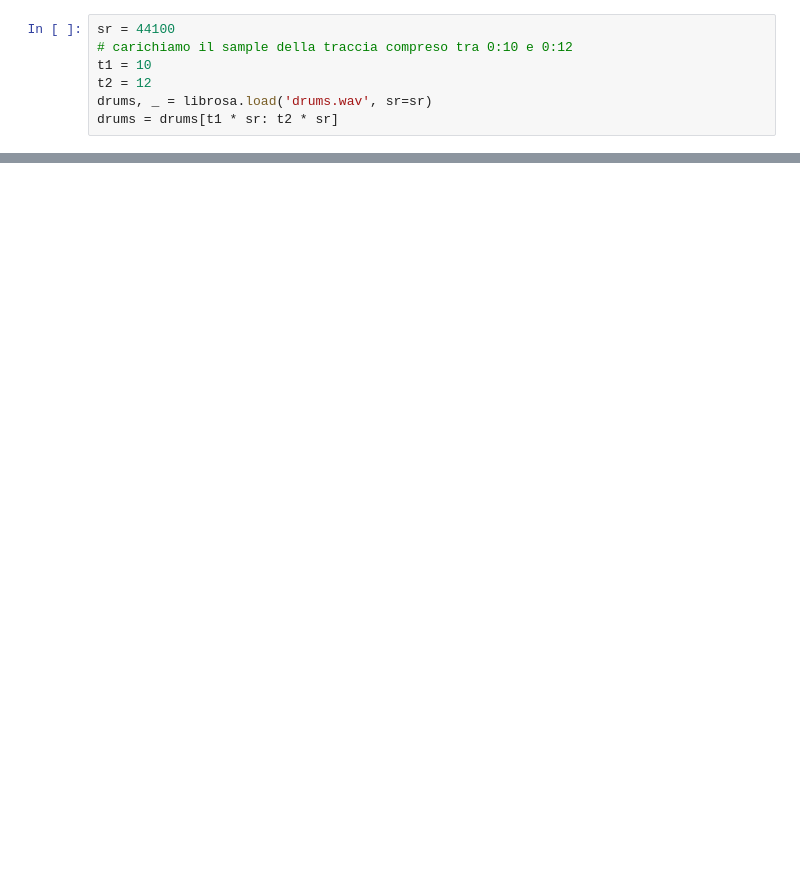
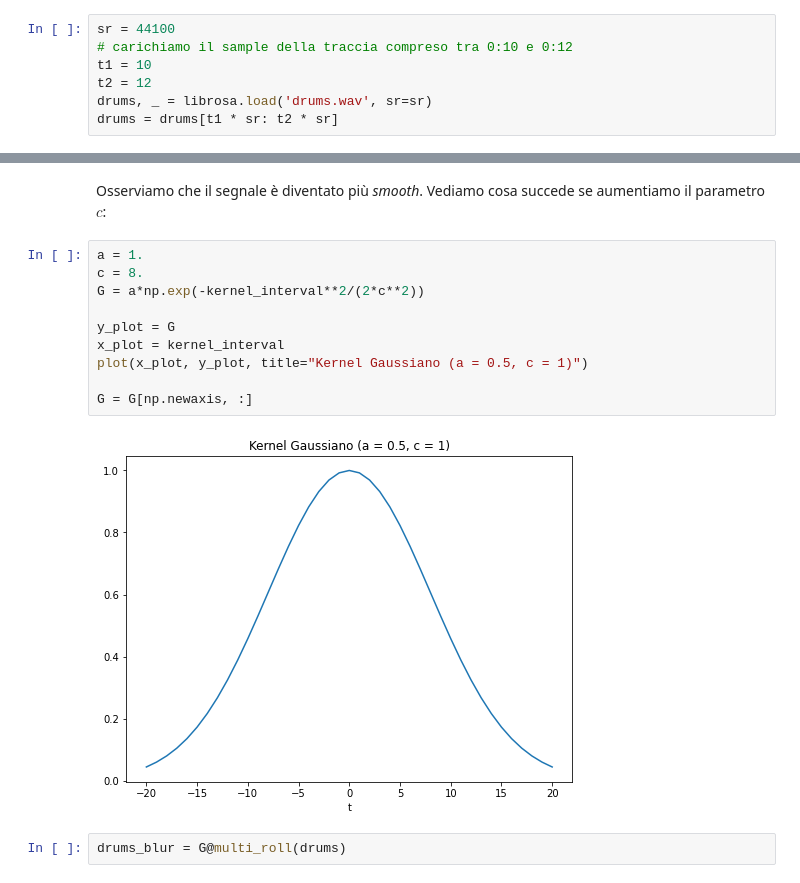
Before and after one commit to erodola/NumMeth-s2-2022, a Jupyter notebook: esercizi/ex3/ex3.ipynb, the cells around one changed output, grey strips where cells are left out. Saved outputs shown, nothing was run; the diff lists cells and outputs as text; blank space fills up the shorter version.

```diff
--- a/esercizi/ex3/ex3.ipynb
+++ b/esercizi/ex3/ex3.ipynb
@@ -41,0 +105,16 @@ IPython.display.Audio(y_blur, rate=sr)
+# %% [markdown]
+Osserviamo che il segnale è diventato più *smooth*. Vediamo cosa succede se aumentiamo il parametro $c$:
+# %%
+a = 1.
+c = 8.
+G = a*np.exp(-kernel_interval**2/(2*c**2))
+
+y_plot = G
+x_plot = kernel_interval
+plot(x_plot, y_plot, title="Kernel Gaussiano (a = 0.5, c = 1)")
+
+G = G[np.newaxis, :]
+# %% [output]
+[figure, added]
+# %%
+drums_blur = G@multi_roll(drums)
```
Also changed, not shown: parts of 24 cells of this notebook.
